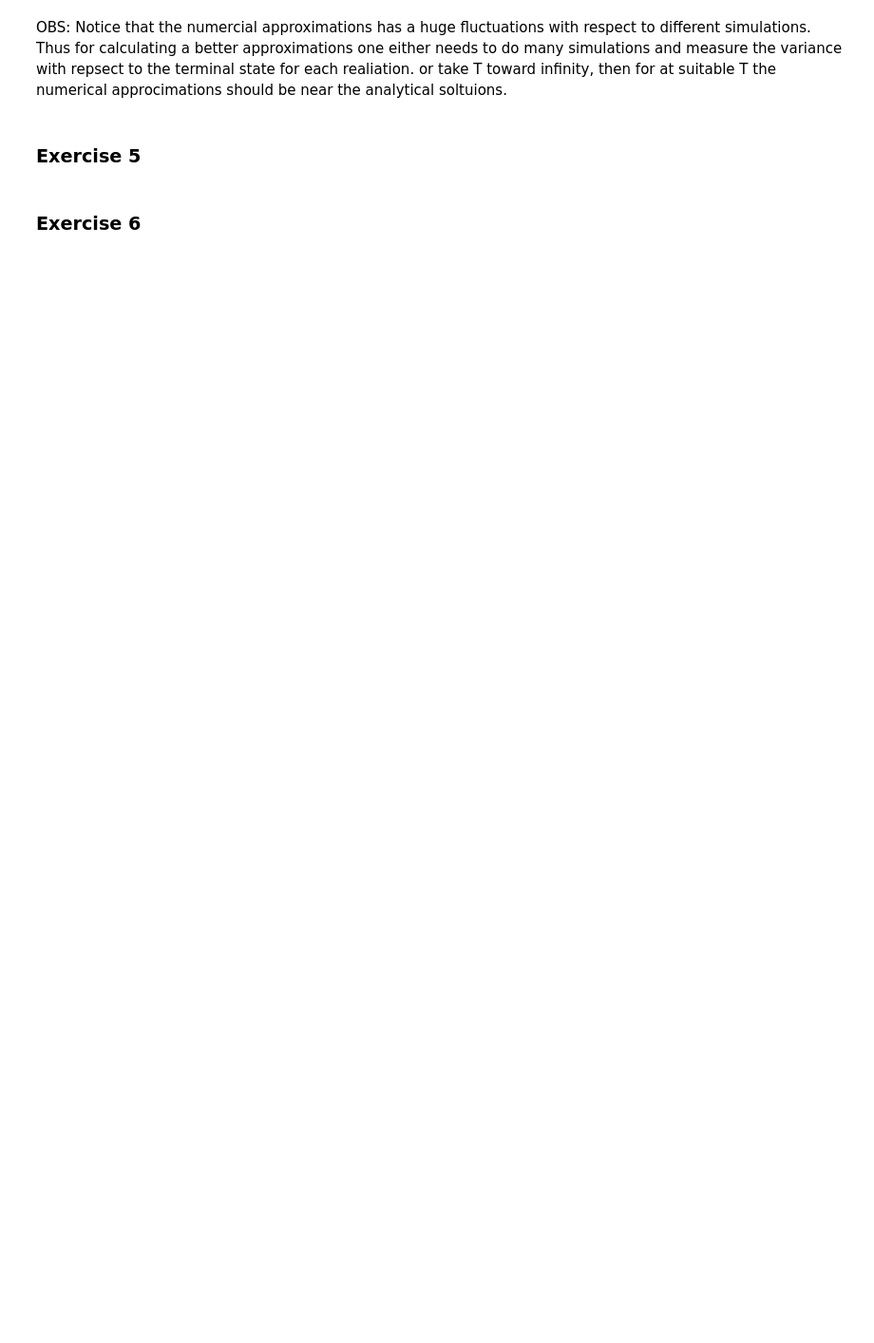
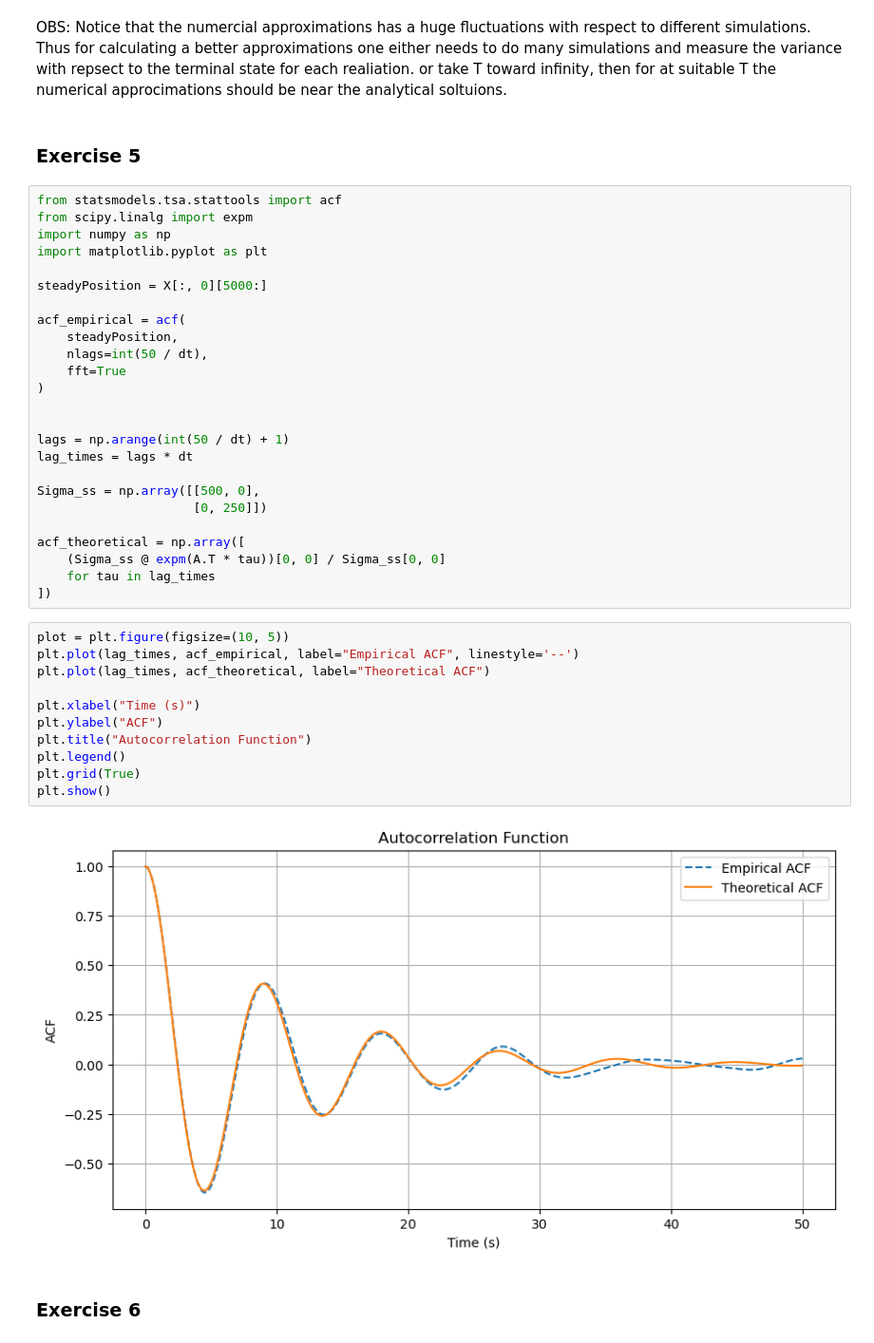
Before and after one commit to muhammadhussain-ops/02425-Diffusions-and-stochastic-differential-equations, a Jupyter notebook: WEEK4.ipynb, the cells around one changed output. Shown at 95% size. Cells and saved outputs as stored; diff of their text form; blank space fills up the shorter version.

```diff
--- a/WEEK4.ipynb
+++ b/WEEK4.ipynb
@@ -126,5 +202,43 @@ Expected potential energy: 146.73757328650333
 OBS: Notice that the numercial approximations has a huge fluctuations with respect to different simulations. Thus for calculating a better approximations one either needs to do many simulations and measure the variance with repsect to the terminal state for each realiation. or take T toward infinity, then for at suitable T the numerical approcimations should be near the analytical soltuions.
 # %% [markdown]
 ### Exercise 5
+# %%
+from statsmodels.tsa.stattools import acf
+from scipy.linalg import expm
+import numpy as np
+import matplotlib.pyplot as plt
+
+steadyPosition = X[:, 0][5000:]
+
+acf_empirical = acf(
+    steadyPosition,
+    nlags=int(50 / dt),
+    fft=True
+)
+
+
+lags = np.arange(int(50 / dt) + 1)
+lag_times = lags * dt
+
+Sigma_ss = np.array([[500, 0],
+                     [0, 250]])
+
+acf_theoretical = np.array([
+    (Sigma_ss @ expm(A.T * tau))[0, 0] / Sigma_ss[0, 0]
+    for tau in lag_times
+])
+# %%
+plot = plt.figure(figsize=(10, 5))
+plt.plot(lag_times, acf_empirical, label="Empirical ACF", linestyle='--')
+plt.plot(lag_times, acf_theoretical, label="Theoretical ACF")
+
+plt.xlabel("Time (s)")
+plt.ylabel("ACF")
+plt.title("Autocorrelation Function")
+plt.legend()
+plt.grid(True)
+plt.show()
+# %% [output]
+[figure, added]
 # %% [markdown]
 ### Exercise 6
```
Also changed, not shown: parts of 6 cells of this notebook, 1 other file.
